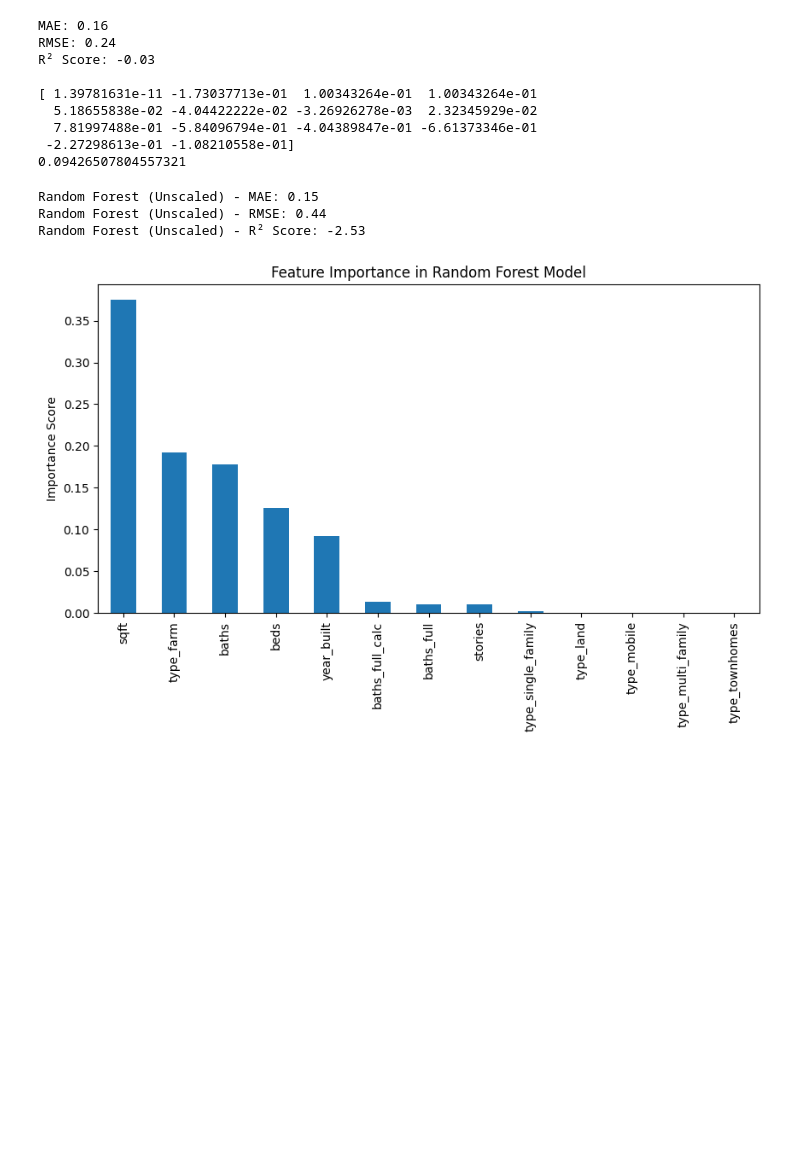
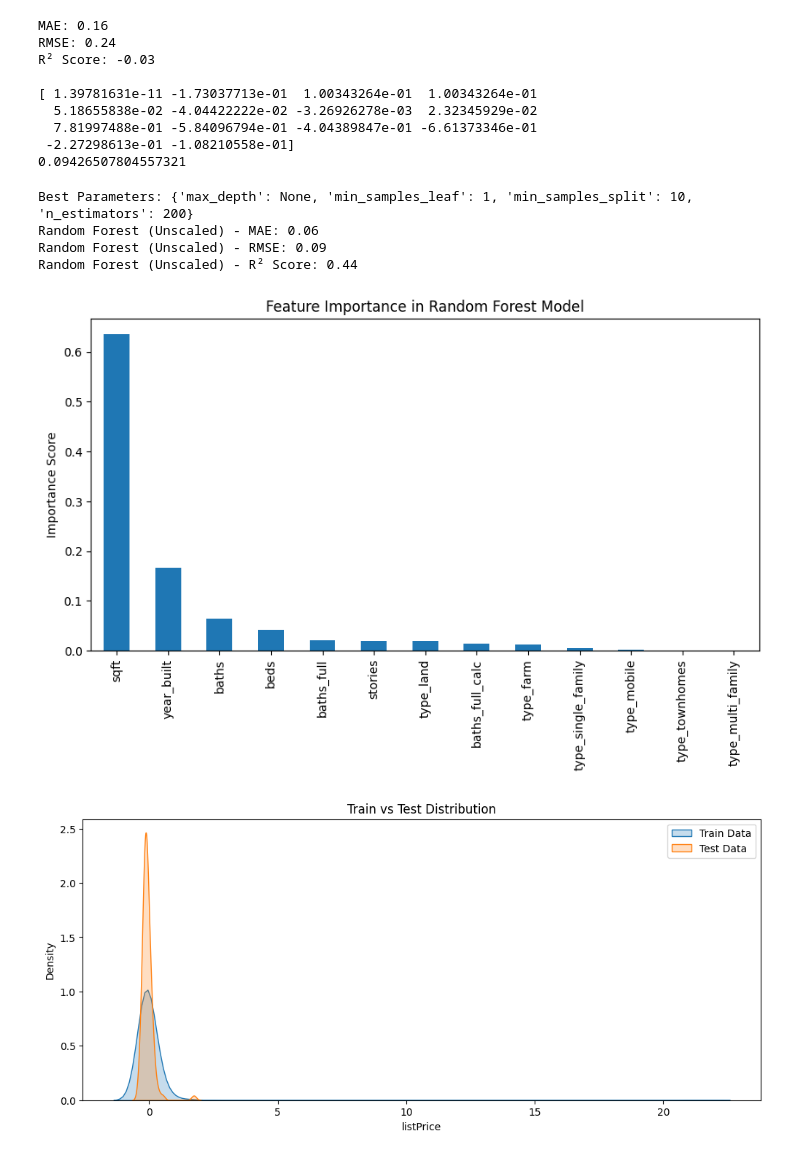
Before and after one commit to Soumika-Seelam/realestatetrends, a Jupyter notebook: trends.ipynb, the cells around one changed output. Drawn from its saved outputs; the diff is of its cells as text; code cells hidden in the pictures; blank space fills up the shorter version.

Commit message:
tuned hyperparameter grid

```diff
--- a/trends.ipynb
+++ b/trends.ipynb
@@ -271,6 +271,14 @@ dtypes: bool(6), float64(7), int64(2), object(2)
 memory usage: 46.1+ KB
 # %%
 df_encoded.drop(columns=["url", "text"], inplace=True)
+# %%
+Q1 = df_encoded["listPrice"].quantile(0.25)
+Q3 = df_encoded["listPrice"].quantile(0.75)
+IQR = Q3 - Q1
+lower_bound = Q1 - 1.5 * IQR
+upper_bound = Q3 + 1.5 * IQR
+
+df_encoded = df_encoded[(df_encoded["listPrice"] >= lower_bound) & (df_encoded["listPrice"] <= upper_bound)]
 # %%
 from sklearn.preprocessing import StandardScaler
 
@@ -343,6 +351,22 @@ R² Score: -0.03
 from sklearn.ensemble import RandomForestRegressor
 from sklearn.metrics import mean_absolute_error, mean_squared_error, r2_score
 import numpy as np
+
+from sklearn.model_selection import GridSearchCV
+
+param_grid = {
+    'n_estimators': [50, 100, 200],
+    'max_depth': [5, 10, None],
+    'min_samples_split': [2, 5, 10],
+    'min_samples_leaf': [1, 2, 5]
+}
+
+rf = RandomForestRegressor(random_state=42)
+grid_search = GridSearchCV(rf, param_grid, cv=3, scoring='r2', n_jobs=-1)
+grid_search.fit(X_train_rf, y_train_rf)
+
+print("Best Parameters:", grid_search.best_params_)
+
 
 # Initialize the model
 rf_model = RandomForestRegressor(n_estimators=100, random_state=42)
@@ -372,9 +396,10 @@ print(f"Random Forest (Unscaled) - MAE: {mae_rf:.2f}")
 print(f"Random Forest (Unscaled) - RMSE: {rmse_rf:.2f}")
 print(f"Random Forest (Unscaled) - R² Score: {r2_rf:.2f}")
 # %% [output]
-Random Forest (Unscaled) - MAE: 0.15
-Random Forest (Unscaled) - RMSE: 0.44
-Random Forest (Unscaled) - R² Score: -2.53
+Best Parameters: {'max_depth': None, 'min_samples_leaf': 1, 'min_samples_split': 10, 'n_estimators': 200}
+Random Forest (Unscaled) - MAE: 0.06
+Random Forest (Unscaled) - RMSE: 0.09
+Random Forest (Unscaled) - R² Score: 0.44
 # %%
 import pandas as pd
 import matplotlib.pyplot as plt
@@ -389,4 +414,16 @@ plt.title("Feature Importance in Random Forest Model")
 plt.ylabel("Importance Score")
 plt.show()
 # %% [output]
-[figure, old version]
+[figure, new version]
+# %%
+import seaborn as sns
+import matplotlib.pyplot as plt
+
+plt.figure(figsize=(12,5))
+sns.kdeplot(y_train, label="Train Data", fill=True)
+sns.kdeplot(y_test, label="Test Data", fill=True)
+plt.legend()
+plt.title("Train vs Test Distribution")
+plt.show()
+# %% [output]
+[figure, added]
```
